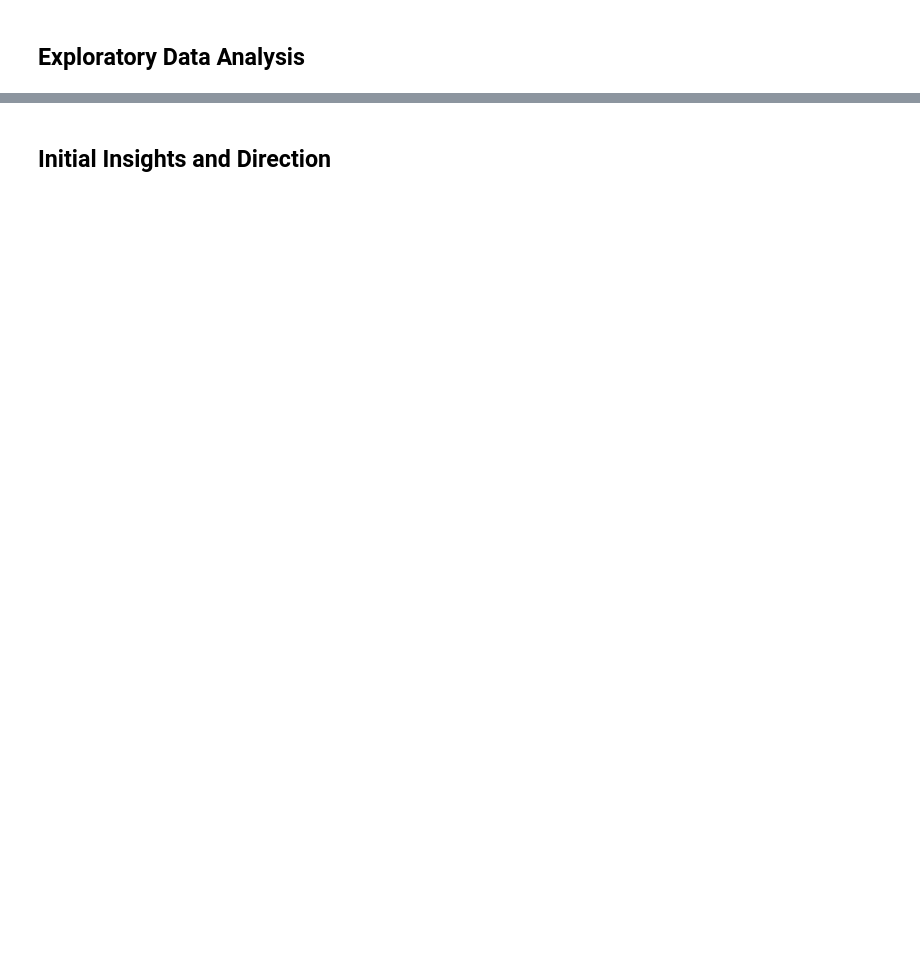
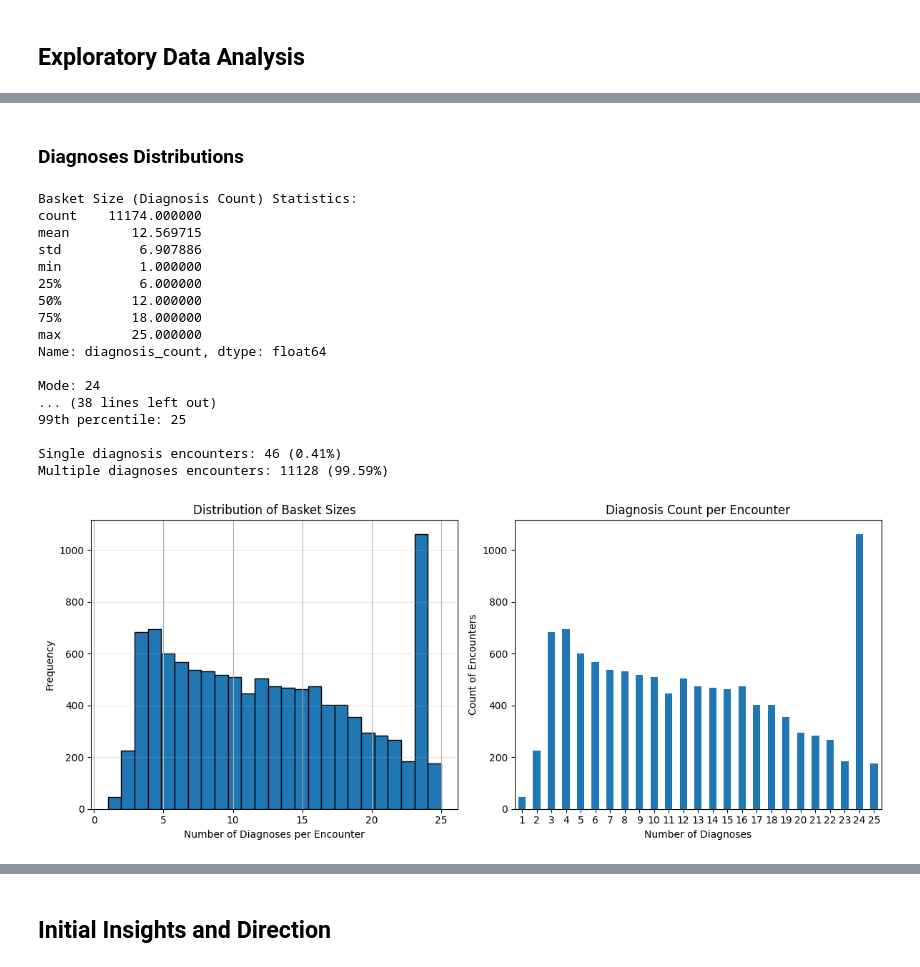
Before and after one commit to stellasdong/676_project, a Jupyter notebook: checkpoint1.ipynb, the cells around one changed output, grey strips where cells are left out. Drawn from its saved outputs; the diff is of its cells as text; code cells hidden in the pictures; blank space fills up the shorter version.

```diff
--- a/checkpoint1.ipynb
+++ b/checkpoint1.ipynb
@@ -141,0 +291,69 @@ The trade-offs for this dataset is that this dataset requires linking to other d
+# %% [markdown]
+### Diagnoses Distributions
+# %%
+df = bcs_tx_inpatient.copy()
+
+# Counting the number of diagnoses per encounter
+diagnosis_cols = ['PRINC_DIAG_CODE'] + [f'OTH_DIAG_CODE_{i}' for i in range(1, 25)]
+existing_diag_cols = [col for col in diagnosis_cols if col in df.columns]
+
+df['diagnosis_count'] = df[existing_diag_cols].notna().sum(axis=1)
+
+# statistics and distribution
+print("Basket Size (Diagnosis Count) Statistics:")
+print(df['diagnosis_count'].describe())
+print(f"\nMode: {df['diagnosis_count'].mode()[0]}")
+print(f"Median: {df['diagnosis_count'].median()}")
+
+print("\nDiagnosis count distribution:")
+print(df['diagnosis_count'].value_counts().sort_index())
+
+percentiles = [10, 25, 50, 75, 90, 95, 99]
+print("\nPercentiles:")
+for p in percentiles:
+    print(f"{p}th percentile: {np.percentile(df['diagnosis_count'], p):.0f}")
+
+single_diag = (df['diagnosis_count'] == 1).sum()
+multiple_diag = (df['diagnosis_count'] > 1).sum()
+print(f"\nSingle diagnosis encounters: {single_diag} ({single_diag/len(df)*100:.2f}%)")
+print(f"Multiple diagnoses encounters: {multiple_diag} ({multiple_diag/len(df)*100:.2f}%)")
+
+# Visualization
+plt.figure(figsize=(12, 5))
+
+plt.subplot(1, 2, 1)
+df['diagnosis_count'].hist(bins=25, edgecolor='black')
+plt.xlabel('Number of Diagnoses per Encounter')
+plt.ylabel('Frequency')
+plt.title('Distribution of Basket Sizes')
+plt.grid(axis='y', alpha=0.3)
+
+plt.subplot(1, 2, 2)
+df['diagnosis_count'].value_counts().sort_index().plot(kind='bar')
+plt.xlabel('Number of Diagnoses')
+plt.ylabel('Count of Encounters')
+plt.title('Diagnosis Count per Encounter')
+plt.xticks(rotation=0)
+
+plt.tight_layout()
+plt.savefig('basket_size_distribution.png', dpi=300, bbox_inches='tight')
+plt.show()
+# %% [output]
+Basket Size (Diagnosis Count) Statistics:
+count    11174.000000
+mean        12.569715
+std          6.907886
+min          1.000000
+25%          6.000000
+50%         12.000000
+75%         18.000000
+max         25.000000
+Name: diagnosis_count, dtype: float64
+
+Mode: 24
+... (38 lines left out)
+99th percentile: 25
+
+Single diagnosis encounters: 46 (0.41%)
+Multiple diagnoses encounters: 11128 (99.59%)
+[figure, added]
```
Also changed, not shown: parts of 25 cells of this notebook.
